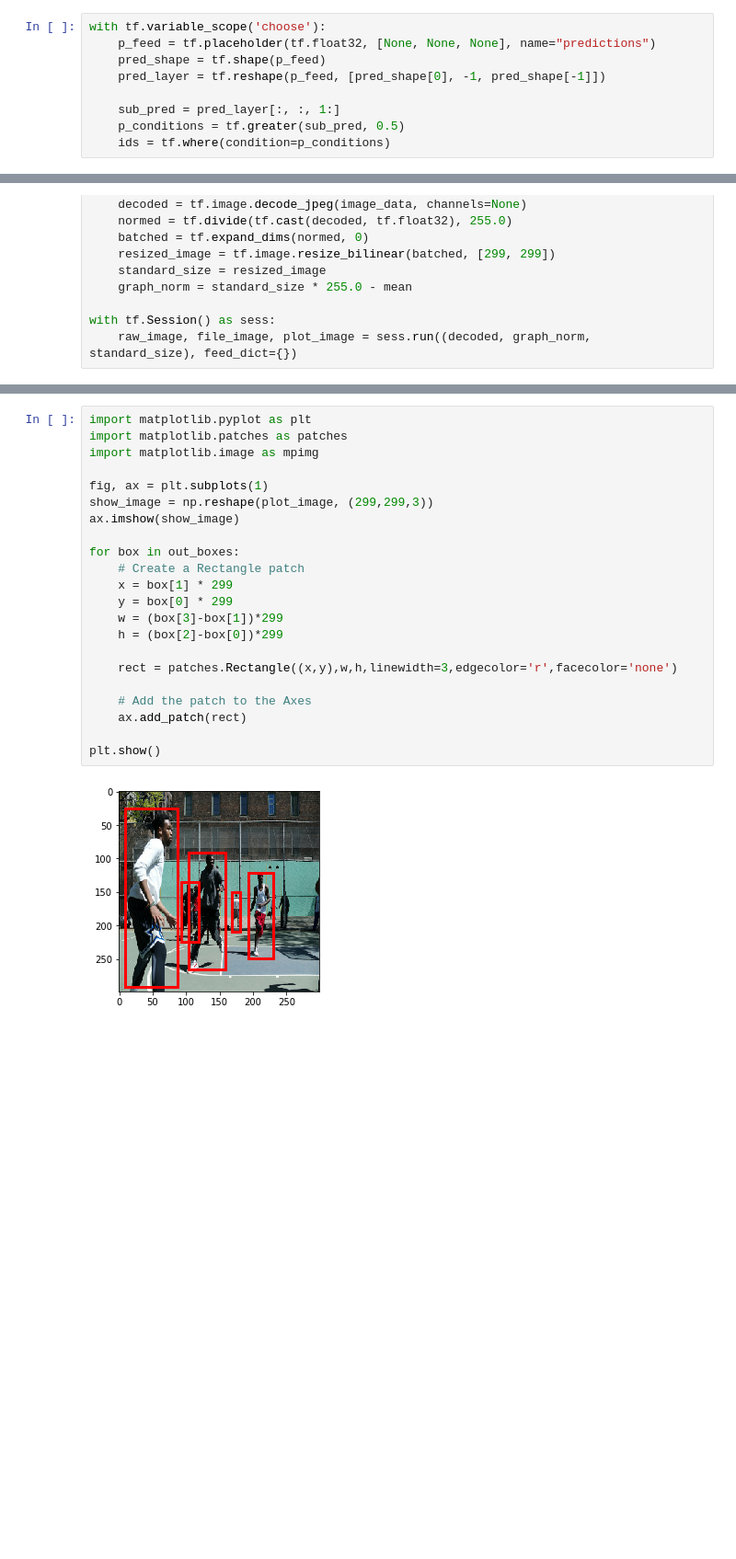
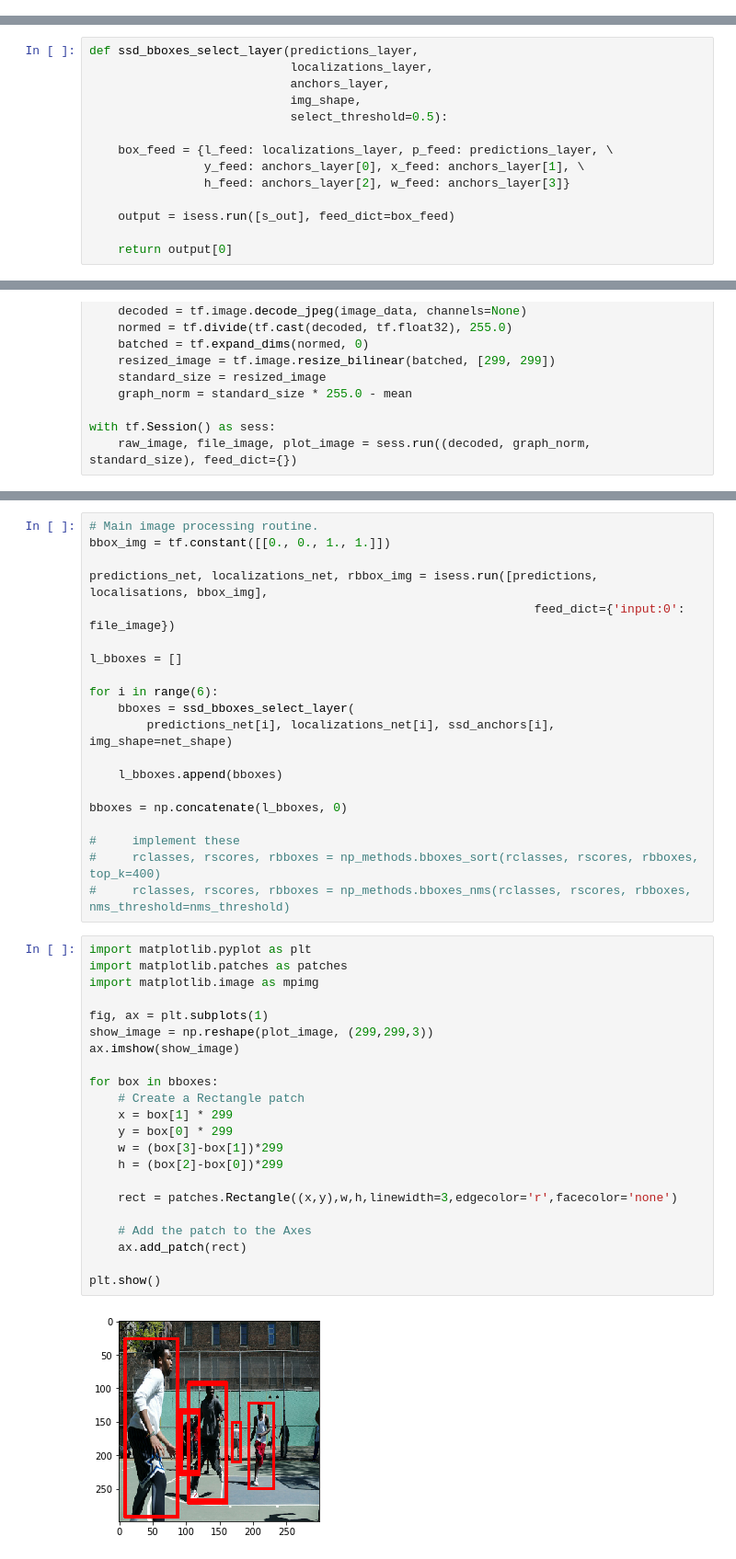
Before and after one commit to illmade/image-node, a Jupyter notebook: py/ssd_v1.ipynb, the cells around one changed output, grey strips where cells are left out. Shown at 92% size. Saved outputs shown, nothing was run; the diff lists cells and outputs as text; blank space fills up the shorter version.

```diff
--- a/py/ssd_v1.ipynb
+++ b/py/ssd_v1.ipynb
@@ -72,9 +99,0 @@ Tensor("select/output:0", shape=(?, ?, ?), dtype=float32)
-# %%
-with tf.variable_scope('choose'):
-    p_feed = tf.placeholder(tf.float32, [None, None, None], name="predictions")
-    pred_shape = tf.shape(p_feed)
-    pred_layer = tf.reshape(p_feed, [pred_shape[0], -1, pred_shape[-1]])
-
-    sub_pred = pred_layer[:, :, 1:]
-    p_conditions = tf.greater(sub_pred, 0.5)
-    ids = tf.where(condition=p_conditions)
@@ -154,3 +100,17 @@ def process_image(img, nms_threshold=.45, net_shape=(299, 299)):
+# %%
+def ssd_bboxes_select_layer(predictions_layer,
+                            localizations_layer,
+                            anchors_layer,
+                            img_shape,
+                            select_threshold=0.5):
+
+    box_feed = {l_feed: localizations_layer, p_feed: predictions_layer, \
+                y_feed: anchors_layer[0], x_feed: anchors_layer[1], \
+                h_feed: anchors_layer[2], w_feed: anchors_layer[3]}
+
+    output = isess.run([s_out], feed_dict=box_feed)
+
+    return output[0]
 # %%
 image_path = os.path.join('images/', 'street_smaller.jpg')
 
@@ -191,24 +131,44 @@ ids
+# %%
+# Main image processing routine.
+bbox_img = tf.constant([[0., 0., 1., 1.]])
+
+predictions_net, localizations_net, rbbox_img = isess.run([predictions, localisations, bbox_img],
+                                                              feed_dict={'input:0': file_image})
+
+l_bboxes = []
+
+for i in range(6):
+    bboxes = ssd_bboxes_select_layer(
+        predictions_net[i], localizations_net[i], ssd_anchors[i], img_shape=net_shape)
+
+    l_bboxes.append(bboxes)
+
+bboxes = np.concatenate(l_bboxes, 0)
+
+#     implement these
+#     rclasses, rscores, rbboxes = np_methods.bboxes_sort(rclasses, rscores, rbboxes, top_k=400)
+#     rclasses, rscores, rbboxes = np_methods.bboxes_nms(rclasses, rscores, rbboxes, nms_threshold=nms_threshold)
 # %%
 import matplotlib.pyplot as plt
 import matplotlib.patches as patches
 import matplotlib.image as mpimg
 
 fig, ax = plt.subplots(1)
 show_image = np.reshape(plot_image, (299,299,3))
 ax.imshow(show_image)
 
-for box in out_boxes:
+for box in bboxes:
     # Create a Rectangle patch
     x = box[1] * 299
     y = box[0] * 299
     w = (box[3]-box[1])*299
     h = (box[2]-box[0])*299
 
     rect = patches.Rectangle((x,y),w,h,linewidth=3,edgecolor='r',facecolor='none')
 
     # Add the patch to the Axes
     ax.add_patch(rect)
 
 plt.show()
 # %% [output]
-[figure, old version]
+[figure, new version]
```
Also changed, not shown: parts of 5 cells of this notebook, 1 other file.
